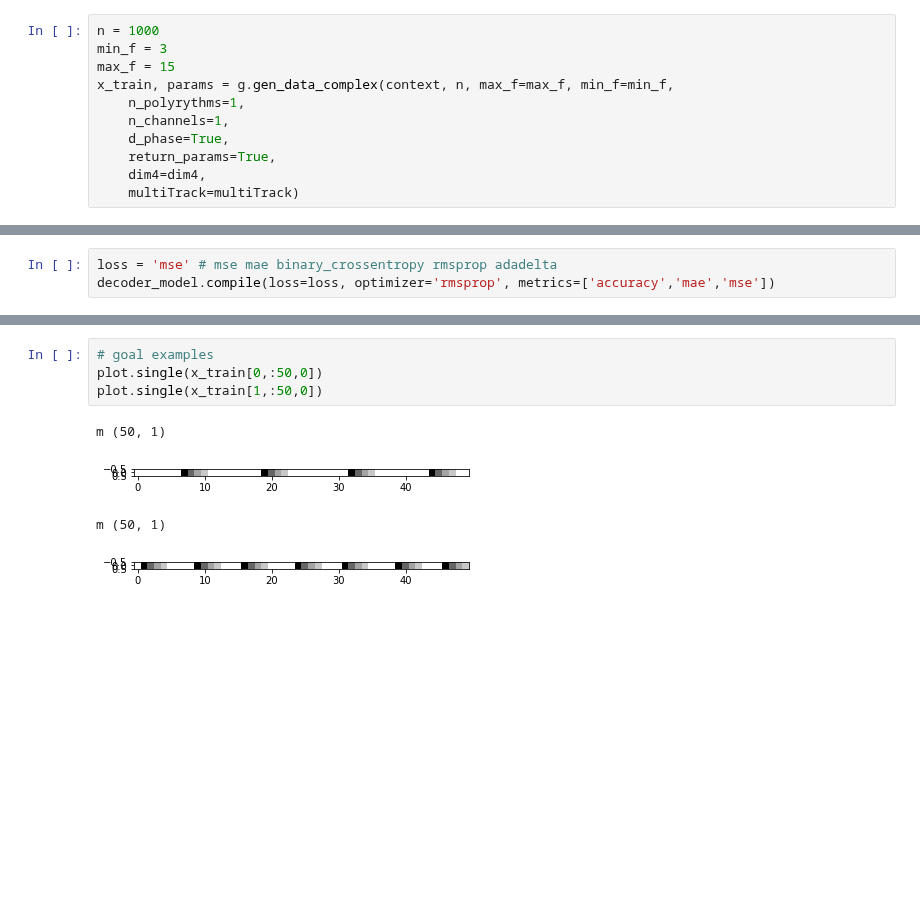
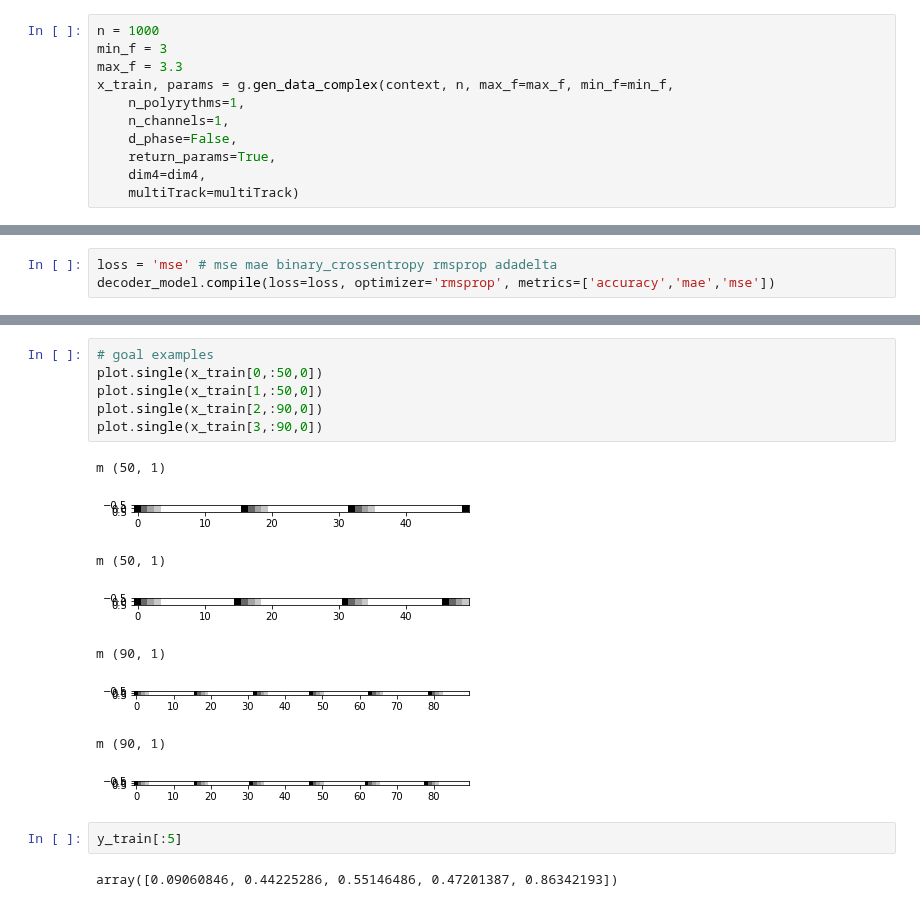
Before and after one commit to voschezang/drum-style-transfer, a Jupyter notebook: src/Experiment-FA-v1a.ipynb, the cells around one changed output, grey strips where cells are left out. Saved outputs shown, nothing was run; the diff lists cells and outputs as text; blank space fills up the shorter version.

```diff
--- a/src/Experiment-FA-v1a.ipynb
+++ b/src/Experiment-FA-v1a.ipynb
@@ -67,11 +67,11 @@ Importing midi-data
 # %%
 n = 1000
 min_f = 3
-max_f = 15
+max_f = 3.3
 x_train, params = g.gen_data_complex(context, n, max_f=max_f, min_f=min_f,
     n_polyrythms=1,
     n_channels=1,
-    d_phase=True,
+    d_phase=False,
     return_params=True,
     dim4=dim4,
     multiTrack=multiTrack)
@@ -490,9 +472,19 @@ m (50, 1)
 # %%
 # goal examples
 plot.single(x_train[0,:50,0])
 plot.single(x_train[1,:50,0])
+plot.single(x_train[2,:90,0])
+plot.single(x_train[3,:90,0])
 # %% [output]
 m (50, 1)
-[figure, old version]
+[figure, new version]
 m (50, 1)
-[figure, old version]
+[figure, new version]
+m (90, 1)
+[figure, added]
+m (90, 1)
+[figure, added]
+# %%
+y_train[:5]
+# %% [output]
+array([0.09060846, 0.44225286, 0.55146486, 0.47201387, 0.86342193])
```
Also changed, not shown: parts of 18 cells of this notebook.
